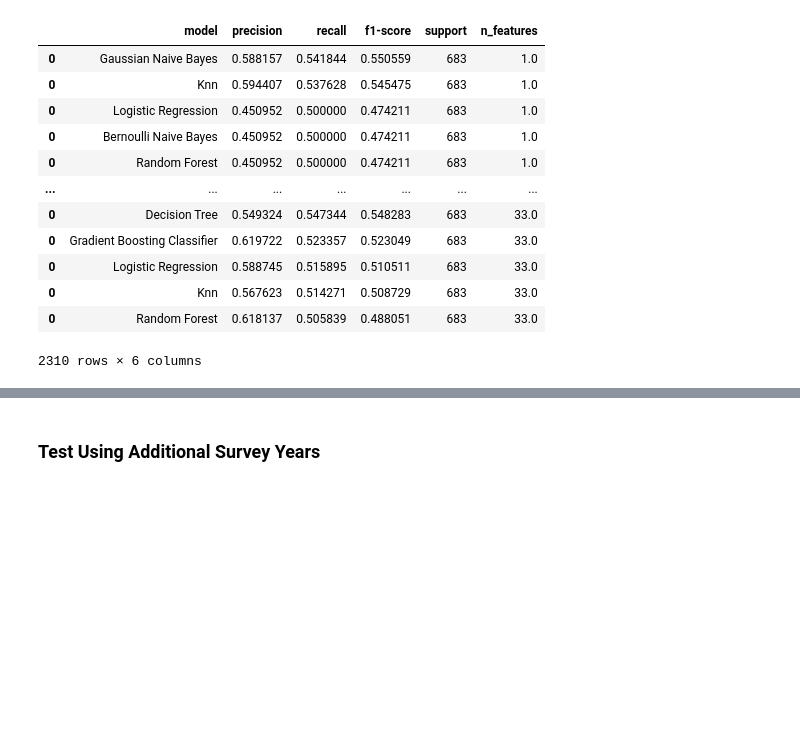
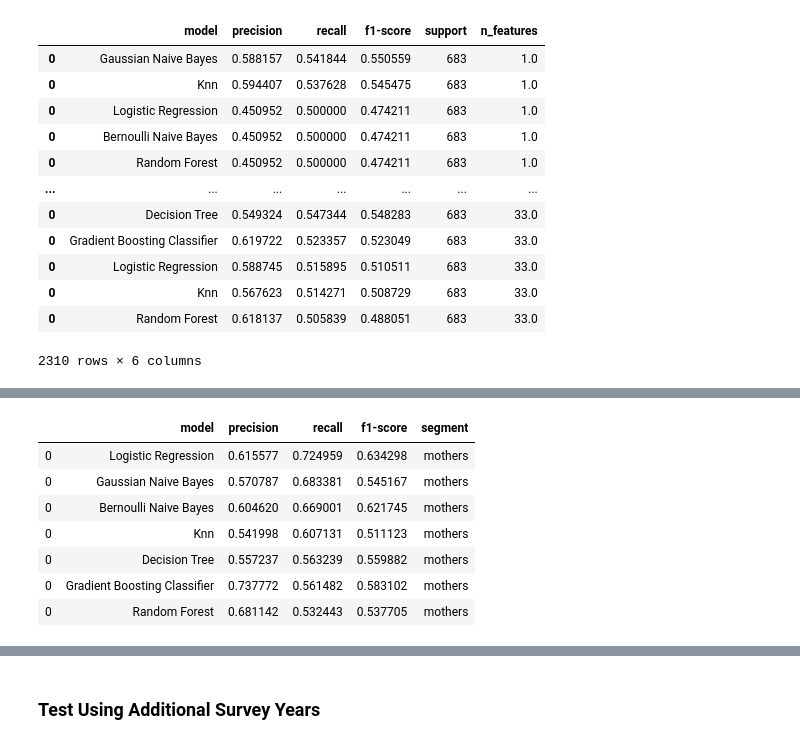
Before and after one commit to orenscarmeli/capstone210-ppd-carmeli_chari_hand_lee, a Jupyter notebook: modeling/initial_modeling.ipynb, the cells around one changed output, grey strips where cells are left out. Drawn from its saved outputs; the diff is of its cells as text; code cells hidden in the pictures; blank space fills up the shorter version.

```diff
--- a/modeling/initial_modeling.ipynb
+++ b/modeling/initial_modeling.ipynb
@@ -596,0 +844,21 @@ alt.Chart(model_perf_nfeatures_rand).mark_point().encode(
+# %%
+#Pregnant women only
+
+x_train, x_test, y_train, y_test = get_model_data(
+    original_df = cdc_survey_pmom,
+    columns = all_columns
+)
+
+baseline_model = baseline_models(x_train, y_train, x_test, y_test, do_smote=True)
+preg_results=baseline_model[['model','precision','recall','f1-score']]
+preg_results['segment']='mothers'
+preg_results
+# %% [output]
+|  | model | precision | recall | f1-score | segment |
+| 0 | Logistic Regression | 0.615577 | 0.724959 | 0.634298 | mothers |
+| 0 | Gaussian Naive Bayes | 0.570787 | 0.683381 | 0.545167 | mothers |
+| 0 | Bernoulli Naive Bayes | 0.604620 | 0.669001 | 0.621745 | mothers |
+| 0 | Knn | 0.541998 | 0.607131 | 0.511123 | mothers |
+| 0 | Decision Tree | 0.557237 | 0.563239 | 0.559882 | mothers |
+| 0 | Gradient Boosting Classifier | 0.737772 | 0.561482 | 0.583102 | mothers |
+| 0 | Random Forest | 0.681142 | 0.532443 | 0.537705 | mothers |
```
Also changed, not shown: parts of 15 cells of this notebook.
